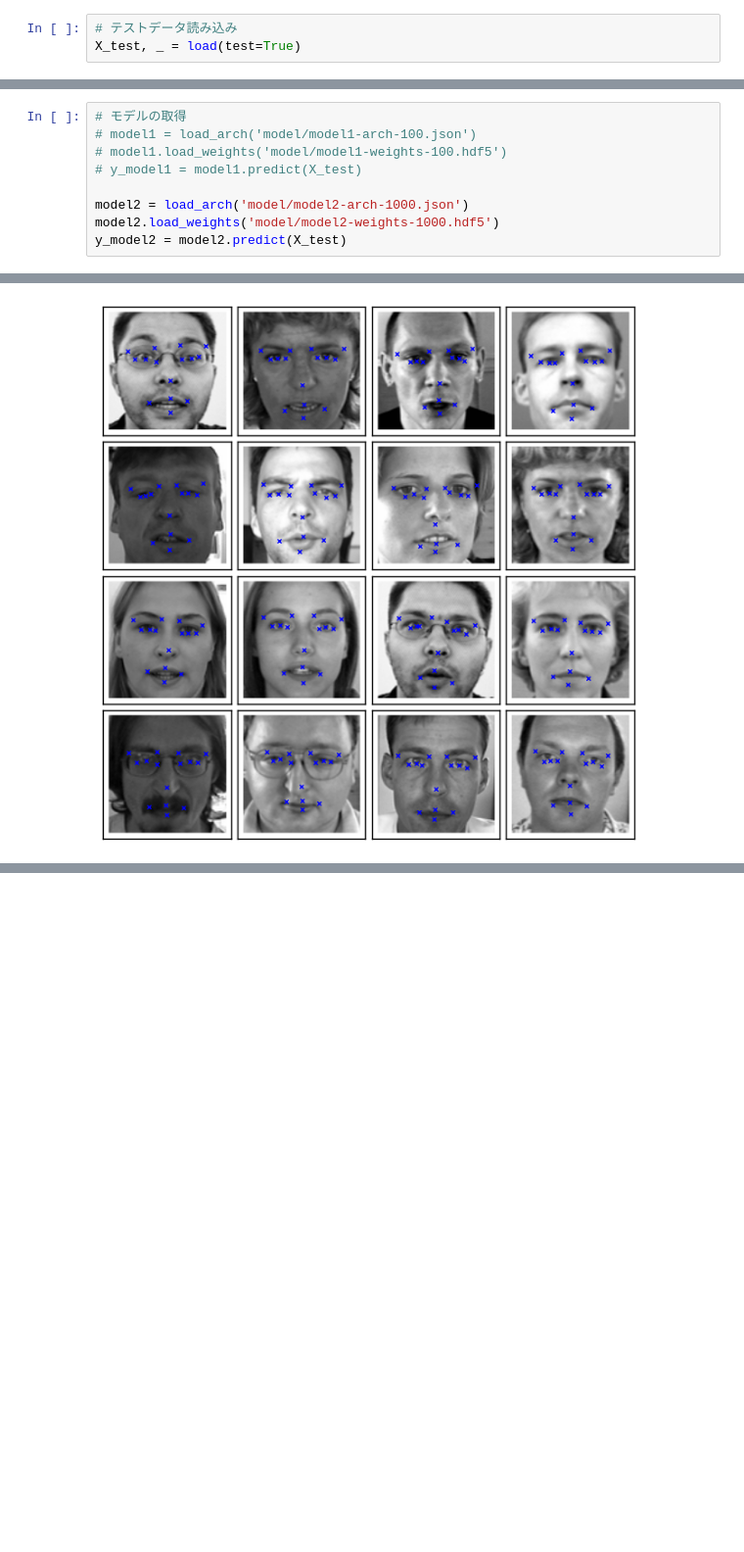
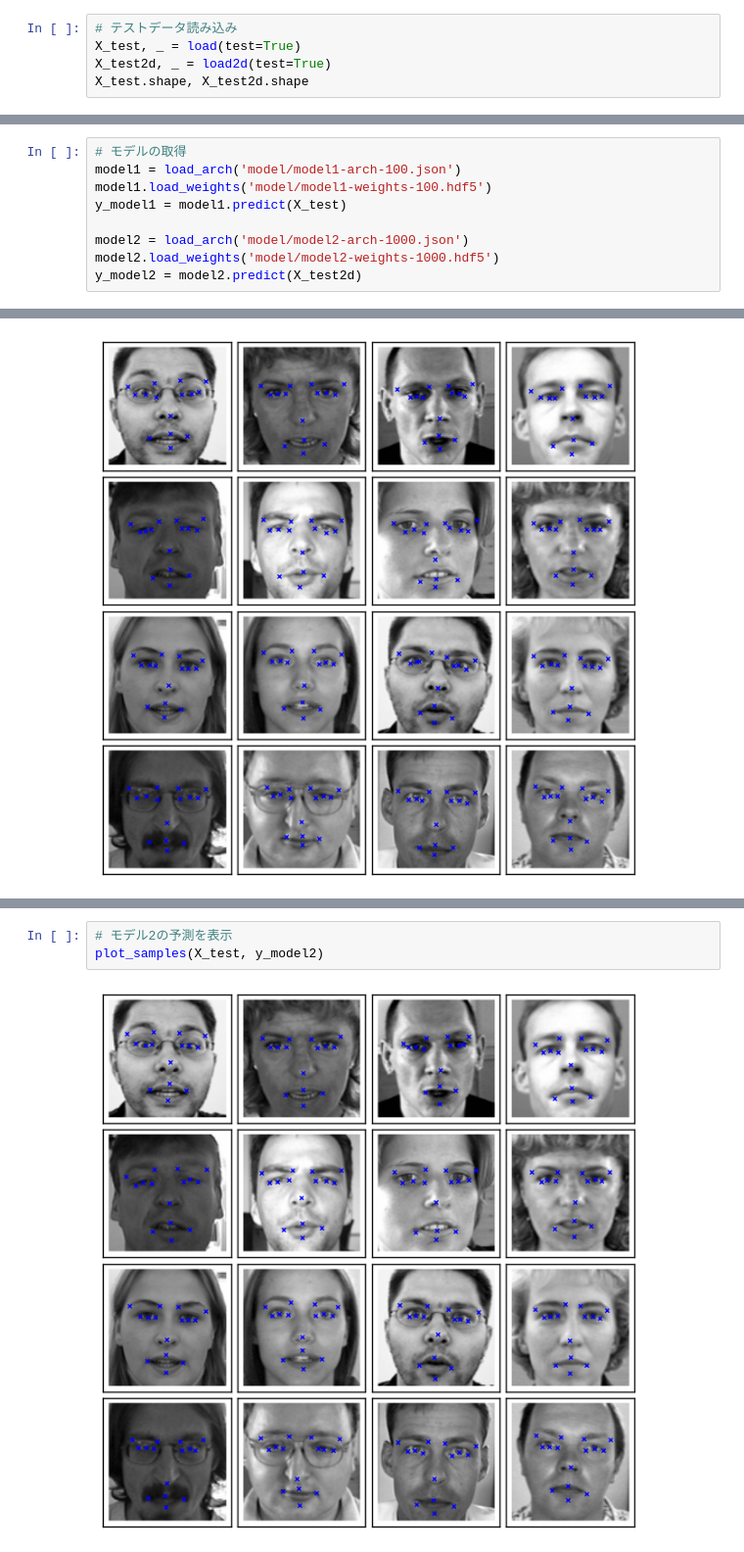
Before and after one commit to nipe0324/kaggle-keypoints-detection-keras, a Jupyter notebook: check_model.ipynb, the cells around one changed output, grey strips where cells are left out. Shown at 98% size. Cells and saved outputs as stored; diff of their text form; blank space fills up the shorter version.

Commit message:
* Refactor reshape input to 2D by keras image_dim_ordering * check_model for model2

```diff
--- a/check_model.ipynb
+++ b/check_model.ipynb
@@ -14,6 +12,8 @@ Using TensorFlow backend.
 # %%
 # テストデータ読み込み
 X_test, _ = load(test=True)
+X_test2d, _ = load2d(test=True)
+X_test.shape, X_test2d.shape
 # %% [output]
 ImageId    1783
 Image      1783
@@ -21,9 +25,9 @@ dtype: int64
 # %%
 # モデルの取得
-# model1 = load_arch('model/model1-arch-100.json')
-# model1.load_weights('model/model1-weights-100.hdf5')
-# y_model1 = model1.predict(X_test)
+model1 = load_arch('model/model1-arch-100.json')
+model1.load_weights('model/model1-weights-100.hdf5')
+y_model1 = model1.predict(X_test)
 
 model2 = load_arch('model/model2-arch-1000.json')
 model2.load_weights('model/model2-weights-1000.hdf5')
-y_model2 = model2.predict(X_test)
+y_model2 = model2.predict(X_test2d)
@@ -39,0 +39,5 @@ plot_samples(X_test, y_model1)
+# %%
+# モデル2の予測を表示
+plot_samples(X_test, y_model2)
+# %% [output]
+[figure, added]
```
Also changed, not shown: parts of 4 cells of this notebook, 8 other files.
